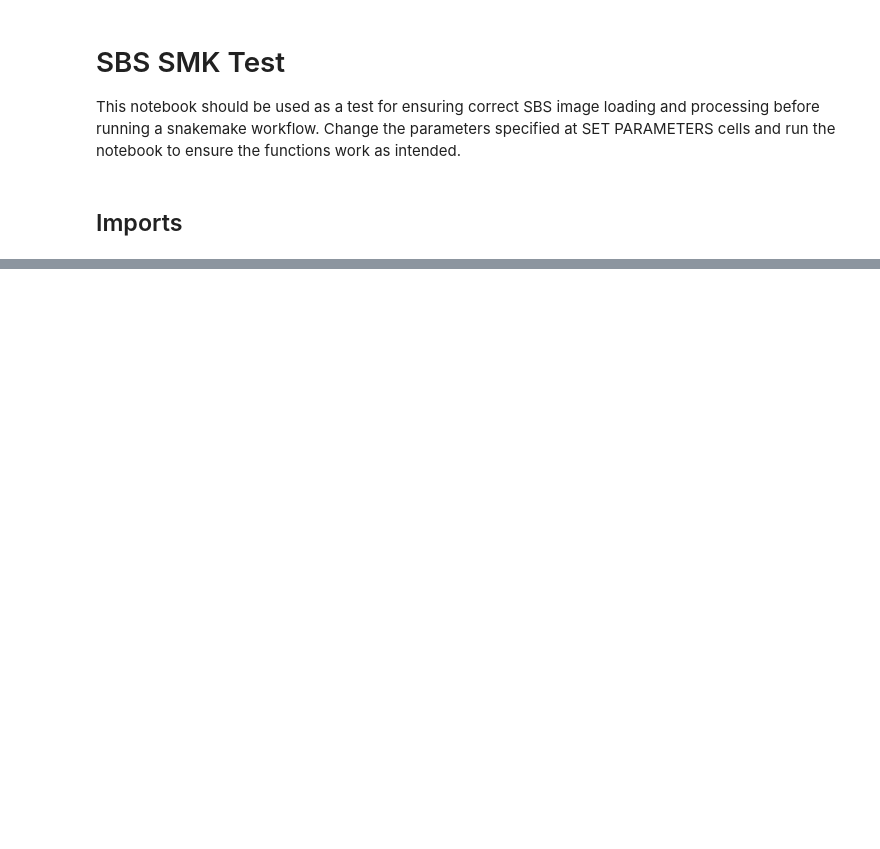
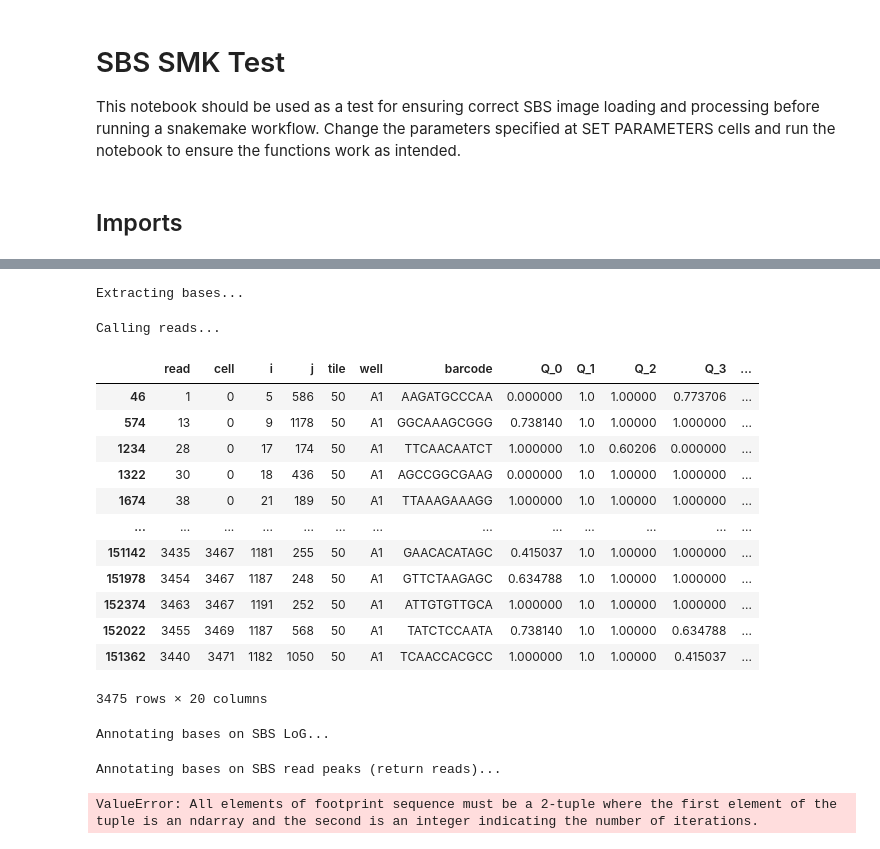
Before and after one commit to mat10d/OpticalPooledScreens, a Jupyter notebook: example_analysis/1_sbs/tile_based/1_sbs_smk_test.ipynb, the cells around one changed output, grey strips where cells are left out. Drawn from its saved outputs; the diff is of its cells as text; code cells hidden in the pictures; blank space fills up the shorter version.

```diff
--- a/example_analysis/1_sbs/tile_based/1_sbs_smk_test.ipynb
+++ b/example_analysis/1_sbs/tile_based/1_sbs_smk_test.ipynb
@@ -192,0 +353,64 @@ panel.add_channel_label()
+# %%
+# Read and format guide data
+df_design = pd.read_csv(DF_DESIGN_PATH)
+df_pool = df_design.query("dialout==[0,1]").drop_duplicates("sgRNA")
+df_pool["prefix"] = df_pool.apply(
+    lambda x: x.sgRNA[: x.prefix_length], axis=1)  # 13
+barcodes = df_pool["prefix"]
+
+print("Extracting bases...")
+bases_df = Snake_sbs._extract_bases(maxed, peaks, cells, THRESHOLD_READS, wildcards=WILDCARDS, bases=BASES)
+bases_df.to_csv(name(description, tag='bases', ext='csv', subdir=OUTPUT_FILES_DIR), index=None)
+bases_df
+
+# print("Base intensity across cycles:")
+# ax = sns.pointplot(x="cycle", y="intensity", hue="channel", data=bases_df)
+# plt.show()
+
+# print("Intensity for each base:")
+# ax = sns.boxplot(x="channel", y="intensity", hue="channel", data=bases_df, showfliers=False)
+# plt.show()
+
+print("Calling reads...")
+reads_df = Snake_sbs._call_reads(bases_df, peaks=peaks)
+reads_df.to_csv(name(description, tag='reads', ext='csv', subdir=OUTPUT_FILES_DIR), index=None)
+reads_df
+
+# print("Mapping rate vs. peak threshold for determining optimal peak cutoff:")
+# plot_mapping_vs_threshold(reads_df, barcodes, "peak")
+# plt.show()
+
+# print("Mapping rate vs. Q_min for determining optimal sequence quality cutoff:")
+# plot_mapping_vs_threshold(reads_df, barcodes, "Q_min")
+# plt.show()
+# %% [output]
+Extracting bases...
+Calling reads...
+|  | read | cell | i | j | tile | well | barcode | Q_0 | Q_1 | Q_2 | Q_3 | ... |
+| 46 | 1 | 0 | 5 | 586 | 50 | A1 | AAGATGCCCAA | 0.000000 | 1.0 | 1.00000 | 0.773706 | ... |
+| 574 | 13 | 0 | 9 | 1178 | 50 | A1 | GGCAAAGCGGG | 0.738140 | 1.0 | 1.00000 | 1.000000 | ... |
+| 1234 | 28 | 0 | 17 | 174 | 50 | A1 | TTCAACAATCT | 1.000000 | 1.0 | 0.60206 | 0.000000 | ... |
+| 1322 | 30 | 0 | 18 | 436 | 50 | A1 | AGCCGGCGAAG | 0.000000 | 1.0 | 1.00000 | 1.000000 | ... |
+| 1674 | 38 | 0 | 21 | 189 | 50 | A1 | TTAAAGAAAGG | 1.000000 | 1.0 | 1.00000 | 1.000000 | ... |
+| ... | ... | ... | ... | ... | ... | ... | ... | ... | ... | ... | ... | ... |
+| 151142 | 3435 | 3467 | 1181 | 255 | 50 | A1 | GAACACATAGC | 0.415037 | 1.0 | 1.00000 | 1.000000 | ... |
+| 151978 | 3454 | 3467 | 1187 | 248 | 50 | A1 | GTTCTAAGAGC | 0.634788 | 1.0 | 1.00000 | 1.000000 | ... |
+| 152374 | 3463 | 3467 | 1191 | 252 | 50 | A1 | ATTGTGTTGCA | 1.000000 | 1.0 | 1.00000 | 1.000000 | ... |
+| 152022 | 3455 | 3469 | 1187 | 568 | 50 | A1 | TATCTCCAATA | 0.738140 | 1.0 | 1.00000 | 0.634788 | ... |
+| 151362 | 3440 | 3471 | 1182 | 1050 | 50 | A1 | TCAACCACGCC | 1.000000 | 1.0 | 1.00000 | 0.415037 | ... |
+3475 rows × 20 columns
+# %%
+# Make alternate annotation tif images
+print("Annotating bases on SBS LoG...")
+annotated_bases=Snake_sbs._annotate_bases_on_SBS_log(loged, reads_df)
+save(name(description, tag='annotated_bases', subdir=OUTPUT_FILES_DIR), annotated_bases)
+print("Annotating bases on SBS read peaks (return reads)...")
+annotated_reads=Snake_sbs._annotate_bases_on_SBS_reads_peaks(loged, peaks, reads_df, df_pool, SBS_CYCLES, shape=(1200, 1200), return_channels="reads")
+save(name(description, tag='annotated_reads', subdir=OUTPUT_FILES_DIR), annotated_reads)
+print("Annotating bases on SBS read peaks (return peaks)...")
+annotated_peaks=Snake_sbs._annotate_bases_on_SBS_reads_peaks(loged, peaks, reads_df, df_pool, SBS_CYCLES, shape=(1200, 1200), return_channels="peaks")
+save(name(description, tag='annotated_peaks', subdir=OUTPUT_FILES_DIR), annotated_peaks)
+# %% [output]
+Annotating bases on SBS LoG...
+Annotating bases on SBS read peaks (return reads)...
+ValueError: All elements of footprint sequence must be a 2-tuple where the first element of the tuple is an ndarray and the second is an integer indicating the number of iterations.
```
Also changed, not shown: parts of 9 cells of this notebook, 2 other files.
